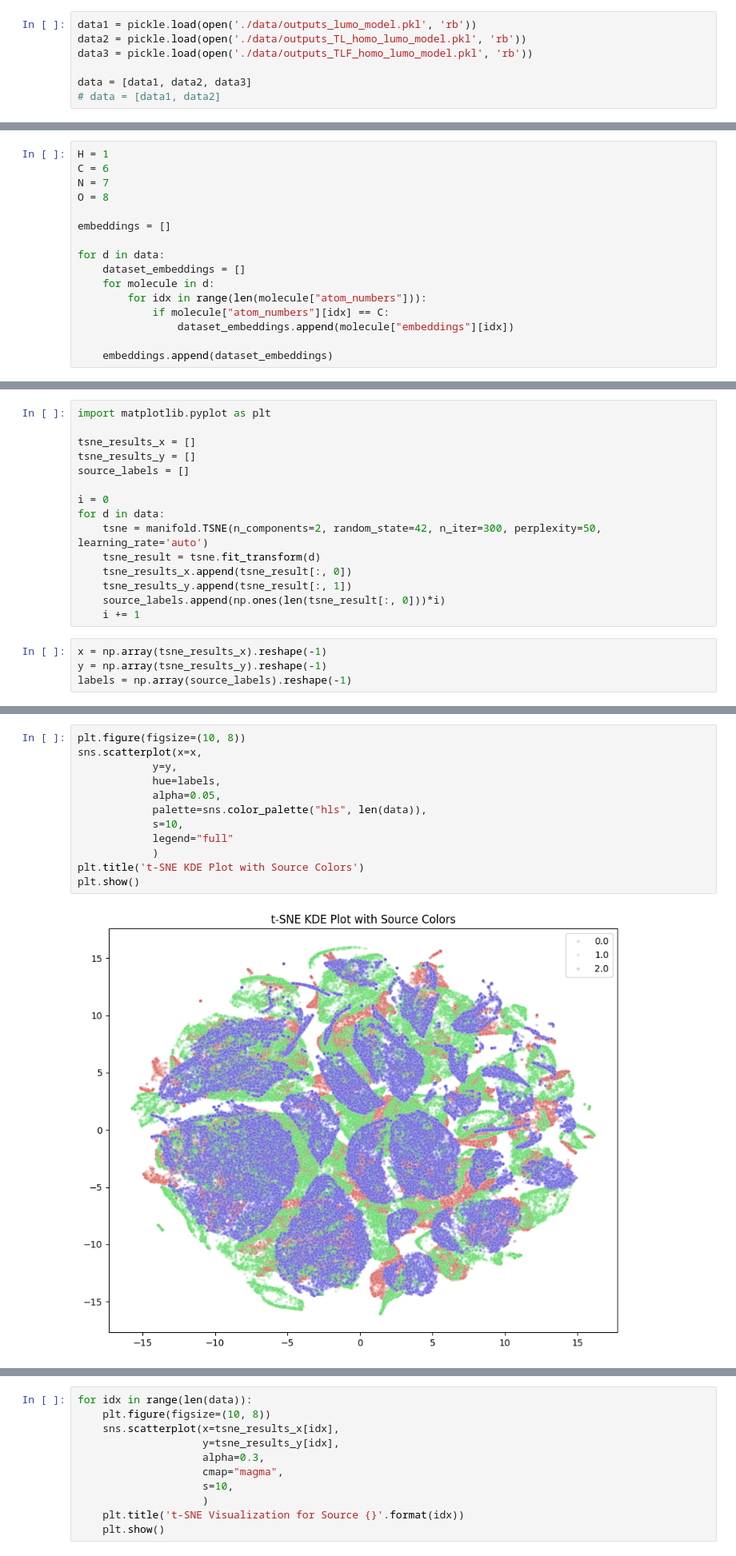
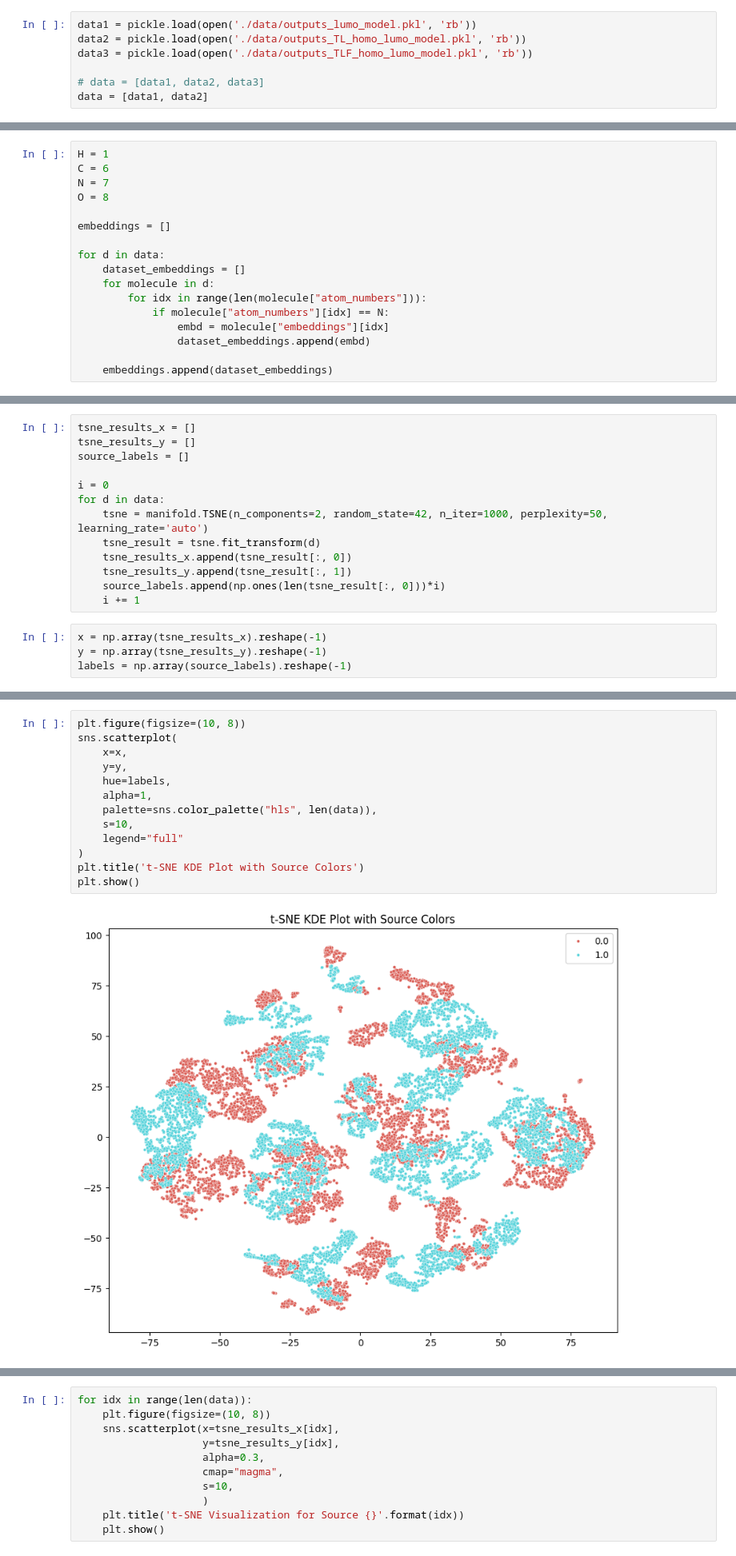
Before and after one commit to odabyskov/DeepLearningProject, a Jupyter notebook: plot/t_SNE/t_SNE_plots.ipynb, the cells around one changed output, grey strips where cells are left out. Shown at 80% size. Drawn from its saved outputs; the diff is of its cells as text.

Commit message:
Added t-SNE plots

```diff
--- a/plot/t_SNE/t_SNE_plots.ipynb
+++ b/plot/t_SNE/t_SNE_plots.ipynb
@@ -9,5 +9,5 @@ data1 = pickle.load(open('./data/outputs_lumo_model.pkl', 'rb'))
 data2 = pickle.load(open('./data/outputs_TL_homo_lumo_model.pkl', 'rb'))
 data3 = pickle.load(open('./data/outputs_TLF_homo_lumo_model.pkl', 'rb'))
 
-data = [data1, data2, data3]
-# data = [data1, data2]
+# data = [data1, data2, data3]
+data = [data1, data2]
@@ -43,8 +44,9 @@ for d in data:
     dataset_embeddings = []
     for molecule in d:
         for idx in range(len(molecule["atom_numbers"])):
-            if molecule["atom_numbers"][idx] == C:
-                dataset_embeddings.append(molecule["embeddings"][idx])
+            if molecule["atom_numbers"][idx] == N:
+                embd = molecule["embeddings"][idx]
+                dataset_embeddings.append(embd)
 
     embeddings.append(dataset_embeddings)
 # %%
@@ -57,13 +59,11 @@ print(data[0].shape)
 # %%
-import matplotlib.pyplot as plt
-
 tsne_results_x = []
 tsne_results_y = []
 source_labels = []
 
 i = 0
 for d in data:
-    tsne = manifold.TSNE(n_components=2, random_state=42, n_iter=300, perplexity=50, learning_rate='auto')
+    tsne = manifold.TSNE(n_components=2, random_state=42, n_iter=1000, perplexity=50, learning_rate='auto')
     tsne_result = tsne.fit_transform(d)
     tsne_results_x.append(tsne_result[:, 0])
     tsne_results_y.append(tsne_result[:, 1])
@@ -76,14 +154,15 @@ labels = np.array(source_labels).reshape(-1)
 # %%
 plt.figure(figsize=(10, 8))
-sns.scatterplot(x=x,
-            y=y,
-            hue=labels,
-            alpha=0.05,
-            palette=sns.color_palette("hls", len(data)),
-            s=10,
-            legend="full"
-            )
+sns.scatterplot(
+    x=x,
+    y=y,
+    hue=labels,
+    alpha=1,
+    palette=sns.color_palette("hls", len(data)),
+    s=10,
+    legend="full"
+)
 plt.title('t-SNE KDE Plot with Source Colors')
 plt.show()
 # %% [output]
-[figure, old version]
+[figure, new version]
```
Also changed, not shown: parts of 6 cells of this notebook, 10 other files.
